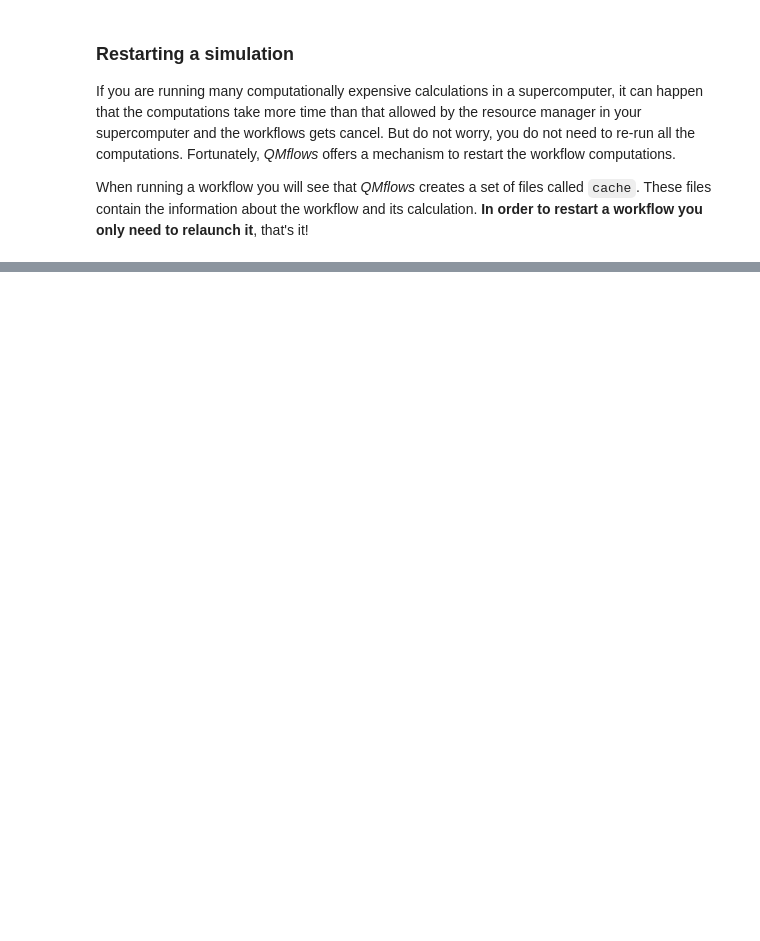
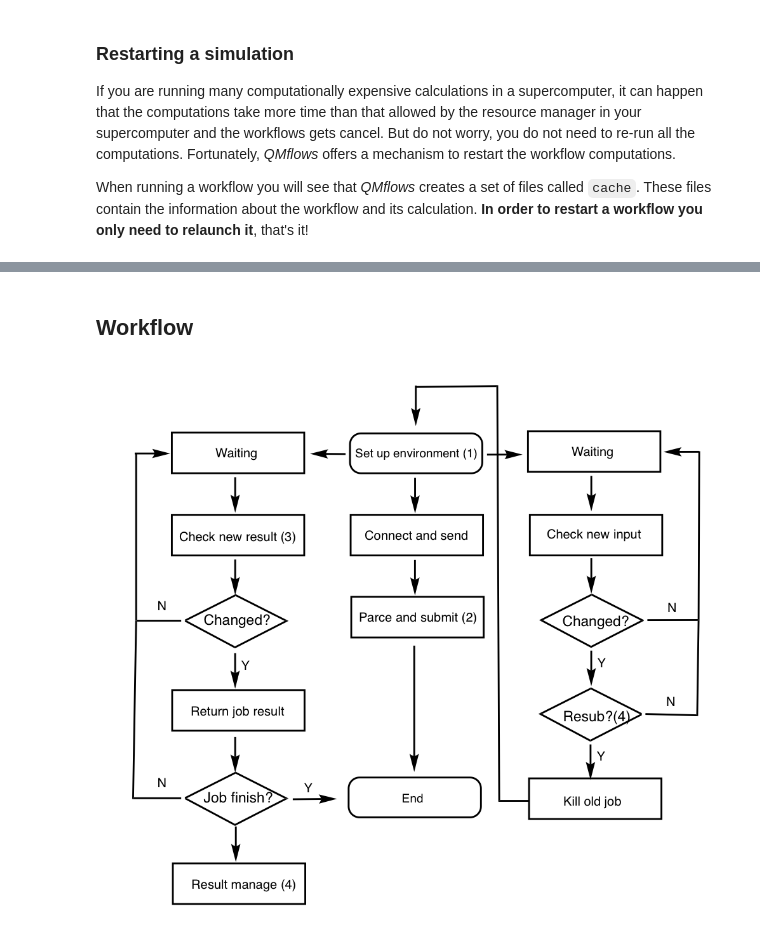
Before and after one commit to TheoChem-VU/PyFrag, a Jupyter notebook: jupyterNotebooks/Further_reading.ipynb, the cells around one changed output, grey strips where cells are left out. Drawn from its saved outputs; the diff is of its cells as text; code cells hidden in the pictures; blank space fills up the shorter version.

```diff
--- a/jupyterNotebooks/Further_reading.ipynb
+++ b/jupyterNotebooks/Further_reading.ipynb
@@ -337,0 +91,7 @@ If the single point calculation would be the dependency of another quantum calcu
+# %% [markdown]
+##  Workflow
+# %%
+from IPython.display import Image
+Image(filename="files/code_flow.png")
+# %% [output]
+[figure, added]
```
Also changed, not shown: parts of 15 cells of this notebook, 25 other files.
